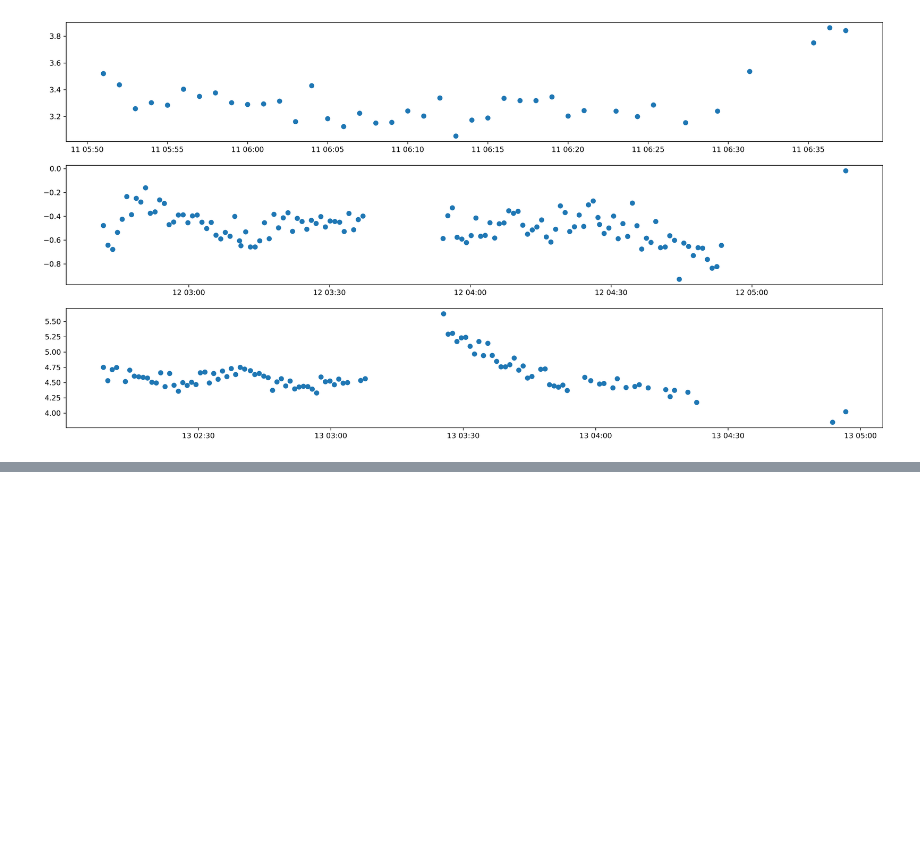
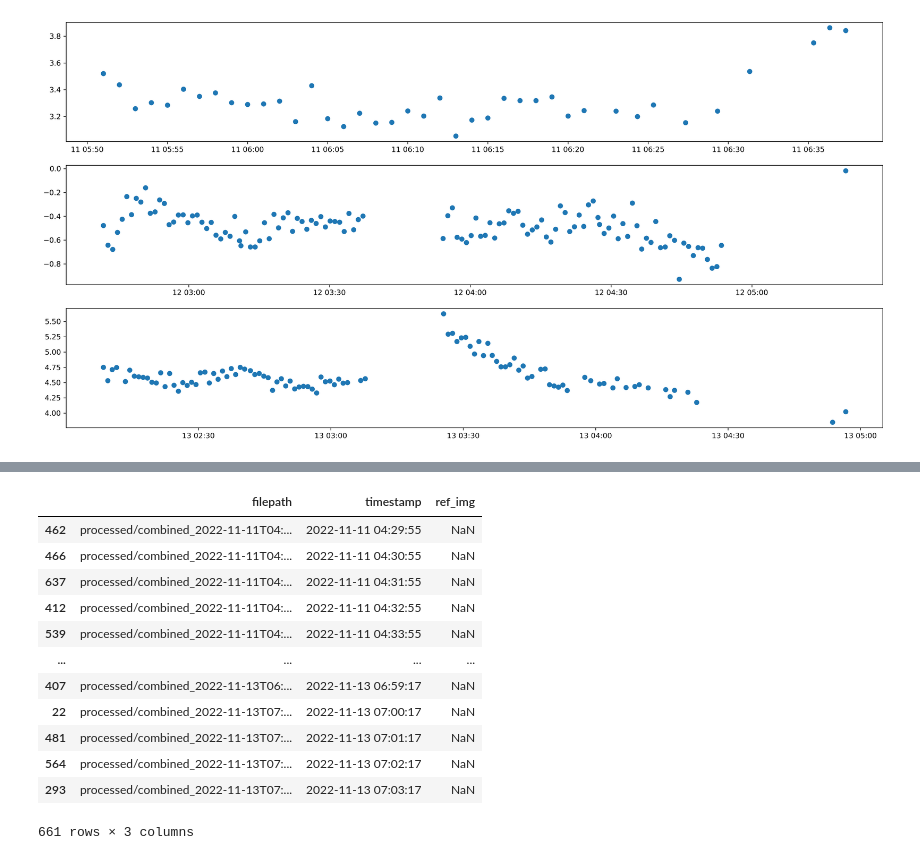
Before and after one commit to mkzeender/astrophysics-brorfelde, a Jupyter notebook: photometry.ipynb, the cells around one changed output, grey strips where cells are left out. Cells and saved outputs as stored; diff of their text form; code cells hidden in the pictures; blank space fills up the shorter version.

```diff
--- a/photometry.ipynb
+++ b/photometry.ipynb
@@ -404,0 +371,38 @@ TargetLoc(x=321.1, y=659.4499999999999, t='2022-11-13T06:10:57.0000')
+# %%
+%matplotlib tk
+# troubleshooting missed data?
+imgs_unaligned = pd.DataFrame(
+    columns=('filepath', 'timestamp', 'ref_img'),
+    #dtype=(str, datetime, str)
+)
+
+def _get_time(fp:str):
+    name = Path(fp).name.split('__')[0].lstrip('combined_')
+    return parse(name)
+    #return datetime.datetime.strptime(name, 'combined_%Y-%m-%dT%X.0000')
+
+
+
+
+imgs_unaligned['filepath'] = glob.glob(f"processed/*.fits")
+
+imgs_unaligned['timestamp'] = imgs_unaligned['filepath'].apply(_get_time)
+
+
+imgs_unaligned.sort_values('timestamp', inplace=True)
+
+imgs_unaligned
+# %% [output]
+|  | filepath | timestamp | ref_img |
+| 462 | processed/combined_2022-11-11T04:... | 2022-11-11 04:29:55 | NaN |
+| 466 | processed/combined_2022-11-11T04:... | 2022-11-11 04:30:55 | NaN |
+| 637 | processed/combined_2022-11-11T04:... | 2022-11-11 04:31:55 | NaN |
+| 412 | processed/combined_2022-11-11T04:... | 2022-11-11 04:32:55 | NaN |
+| 539 | processed/combined_2022-11-11T04:... | 2022-11-11 04:33:55 | NaN |
+| ... | ... | ... | ... |
+| 407 | processed/combined_2022-11-13T06:... | 2022-11-13 06:59:17 | NaN |
+| 22 | processed/combined_2022-11-13T07:... | 2022-11-13 07:00:17 | NaN |
+| 481 | processed/combined_2022-11-13T07:... | 2022-11-13 07:01:17 | NaN |
+| 564 | processed/combined_2022-11-13T07:... | 2022-11-13 07:02:17 | NaN |
+| 293 | processed/combined_2022-11-13T07:... | 2022-11-13 07:03:17 | NaN |
+661 rows × 3 columns
```
Also changed, not shown: parts of 7 cells of this notebook, 1 other file.
